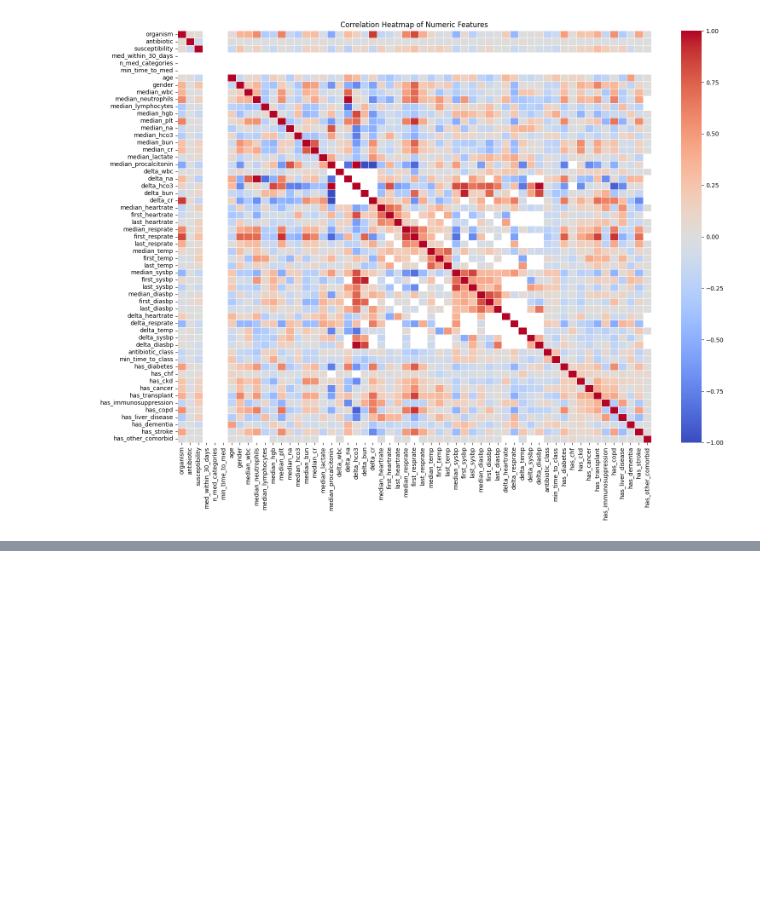
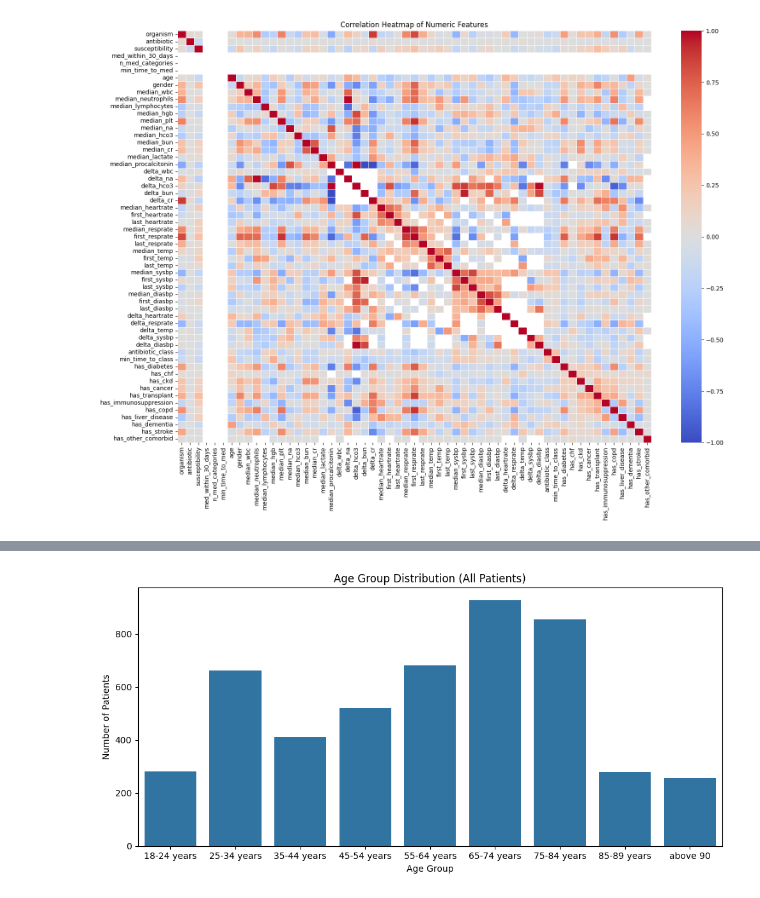
Before and after one commit to ZohoorAlmalkiUQU/ML_Project_UQU, a Jupyter notebook: 03_EDA_sample.ipynb, the cells around one changed output, grey strips where cells are left out. Saved outputs shown, nothing was run; the diff lists cells and outputs as text; code cells hidden in the pictures; blank space fills up the shorter version.

```diff
--- a/03_EDA_sample.ipynb
+++ b/03_EDA_sample.ipynb
@@ -87,0 +90,84 @@ Correlation heatmap saved to figs/correlation_heatmap.png
+# %%
+import os
+import matplotlib.pyplot as plt
+import seaborn as sns
+import pandas as pd
+
+df = pd.read_parquet("merged_sample_one_processed/final_stage/part.0.parquet")
+df.info()
+
+df['gender'] = df['gender'].map({'0': "Female", '1': "Male"})
+print(df['gender'].value_counts())
+
+# Create figure directory
+fig_dir = "figs"
+os.makedirs(fig_dir, exist_ok=True)
+
+
+unique = False
+if unique:
+    df = df.drop_duplicates(subset="anon_id").copy()
+    print("Using unique patients for demographic analysis.")
+else:
+    print("Using all records for demographic analysis.")
+
+# -------------------------
+# 1) Age distribution
+# -------------------------
+plt.figure(figsize=(10, 5))
+sns.countplot(
+    data=df,
+    x='age',
+    order=sorted(df['age'].unique())
+)
+plt.title(f"Age Group Distribution ({'Unique' if unique else 'All'} Patients)")
+plt.xlabel("Age Group")
+plt.ylabel("Number of Patients")
+plt.tight_layout()
+
+filename = f"age_distribution_{'' if not unique else 'unique_'}patients.png"
+
+plt.savefig(os.path.join(fig_dir,filename) , dpi=300)
+print(f"Age distribution plot saved: {os.path.join(fig_dir, filename)}")
+plt.show()
+
+# -------------------------
+# 2) Gender distribution
+# -------------------------
+plt.figure(figsize=(6, 5))
+sns.countplot(data=df, x='gender')
+plt.title(f"Gender Distribution ({'Unique' if unique else 'All'} Patients)")
+plt.xlabel("Gender")
+plt.ylabel("Number of Patients")
+plt.tight_layout()
+
+filename = f"gender_distribution_{'' if not unique else 'unique_'}patients.png"
+plt.savefig(os.path.join(fig_dir, filename), dpi=300)
+print(f"Gender distribution plot saved: {os.path.join(fig_dir, filename)}")
+plt.show()
+
+# -------------------------
+# 3) Age by Gender
+# -------------------------
+plt.figure(figsize=(10, 6))
+sns.countplot(
+    data=df,
+    x='age',
+    hue='gender',
+    order=sorted(df['age'].unique())
+)
+plt.title("Age Group Distribution by Gender (Unique Patients)")
+plt.xlabel("Age Group")
+plt.ylabel("Number of Patients")
+plt.legend(title="Gender")
+plt.tight_layout()
+
+plt.savefig(os.path.join(fig_dir, f"age_by_gender_{'' if not unique else 'unique_'}patients.png"), dpi=300)
+
+filename = f"age_by_gender_{'' if not unique else 'unique_'}patients.png"
+filepath = os.path.join(fig_dir, filename)
+
+plt.savefig(filepath, dpi=300)
+print(f"Age by gender plot saved: {filepath}")
+plt.show()
+# %% [output]
@@ -87,0 +192 @@ Correlation heatmap saved to figs/correlation_heatmap.png
+[figure, added]
```
Also changed, not shown: parts of 6 cells of this notebook, 10 other files.
